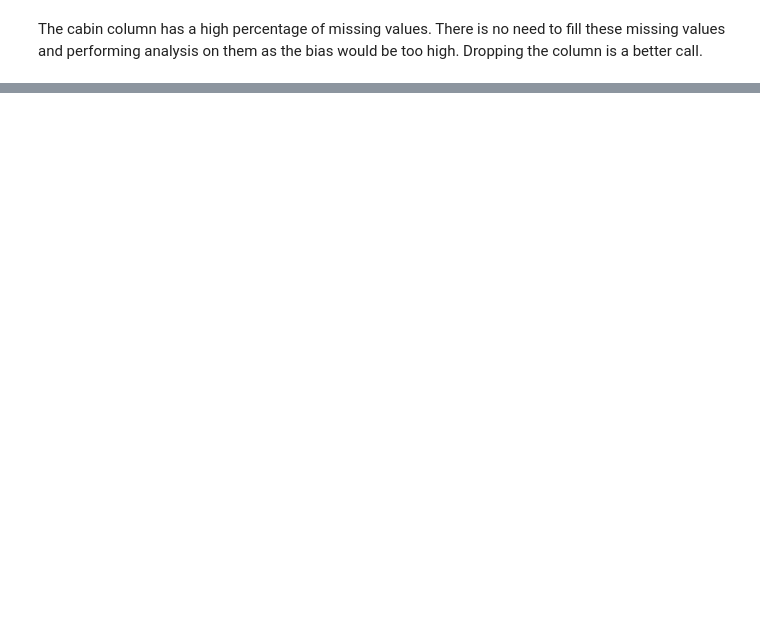
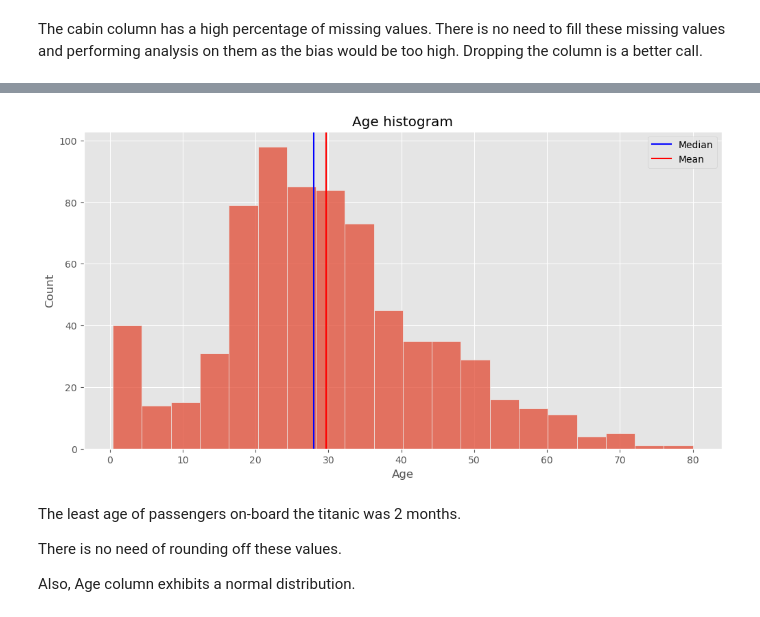
Before and after one commit to Nickimani/PRODIGY_DS_02, a Jupyter notebook: titanic_notebook.ipynb, the cells around one changed output, grey strips where cells are left out. Saved outputs shown, nothing was run; the diff lists cells and outputs as text; code cells hidden in the pictures; blank space fills up the shorter version.

```diff
--- a/titanic_notebook.ipynb
+++ b/titanic_notebook.ipynb
@@ -171,0 +154,25 @@ Things to consider:
+# %%
+# Creating a function for plotting histograms
+def plot_histogram(data: pd.DataFrame, column_name: str):
+    """
+    Takes in a dataframe and column name and outputs a histogram graph with the median and mean of the variable included
+    """
+
+    series_name = data[column_name]
+    plt.figure(figsize=(12, 6))
+    sns.histplot(data=data, x=column_name)
+    plt.axvline(x=series_name.median(), color='b', label='Median')  # Median line
+    plt.axvline(x=series_name.mean(), color='r', label='Mean')  # Mean line
+    plt.title(f"{column_name.title()} histogram")
+    plt.legend()
+    plt.show()
+# %%
+plot_histogram(data, 'Age')  # Age histogram
+# %% [output]
+[figure, added]
+# %% [markdown]
+The least age of passengers on-board the titanic was 2 months.
+
+There is no need of rounding off these values.
+
+Also, Age column exhibits a normal distribution.
```
Also changed, not shown: parts of 46 cells of this notebook.
